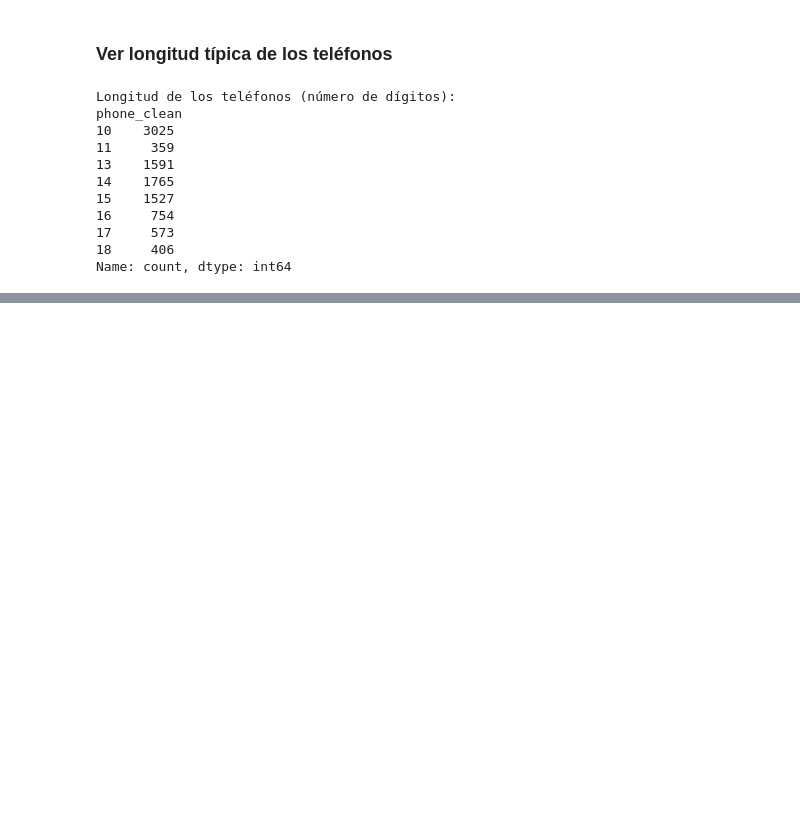
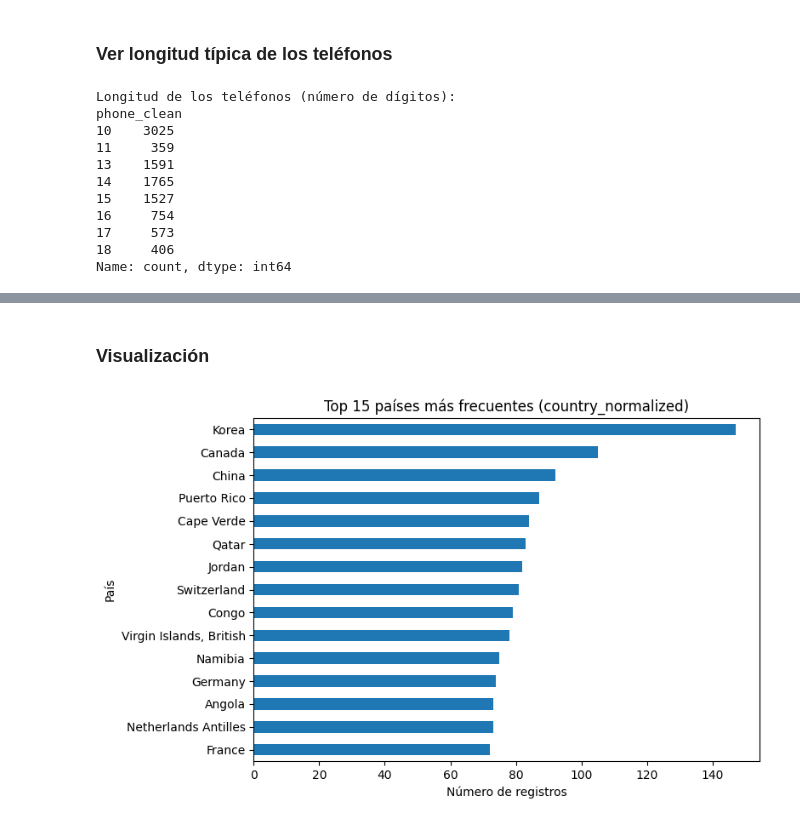
Before and after one commit to PatriciaMerinero/Proyecto_Final_Data_Analytics, a Jupyter notebook: NOTEBOOKS/02_EDA_LIMPIEZA_TRANSFORMACION.ipynb, the cells around one changed output, grey strips where cells are left out. Saved outputs shown, nothing was run; the diff lists cells and outputs as text; code cells hidden in the pictures; blank space fills up the shorter version.

```diff
--- a/NOTEBOOKS/02_EDA_LIMPIEZA_TRANSFORMACION.ipynb
+++ b/NOTEBOOKS/02_EDA_LIMPIEZA_TRANSFORMACION.ipynb
@@ -630,0 +835,2 @@ Name: count, dtype: int64
+# %%
+df['country'] = df['country'].astype(str).str.strip().str.title()
@@ -630,0 +839,27 @@ Name: count, dtype: int64
+# %%
+def normalize_country(val):
+    if not isinstance(val, str) or val.strip() == "":
+        return None
+    val = val.strip().upper()
+    try:
+        country = pycountry.countries.get(alpha_2=val)
+        if country:
+            return country.name
+        country = pycountry.countries.lookup(val)
+        return country.name
+    except:
+        # Por si hay abreviaturas especiales o no estándar
+        extras = {
+            'UK': 'United Kingdom',
+            'USA': 'United States',
+            'UAE': 'United Arab Emirates',
+            'KOR': 'South Korea',
+            'RUS': 'Russia',
+            'CZE': 'Czech Republic',
+            'VN': 'Vietnam',
+            'IRL': 'Ireland',
+            'KSA': 'Saudi Arabia'
+        }
+        return extras.get(val, val.title())  # deja el valor original si no lo encuentra
+
+df['country_normalized'] = df['country'].apply(normalize_country)
@@ -630,0 +894,4 @@ Name: count, dtype: int64
+# %%
+conteo_countries = df['country_normalized'].value_counts().head(15)
+print("Top 15 países más frecuentes:")
+print(conteo_countries)
@@ -630,0 +917,14 @@ Name: count, dtype: int64
+# %% [markdown]
+### Visualización
+# %%
+import matplotlib.pyplot as plt
+
+plt.figure(figsize=(8,5))
+conteo_countries.sort_values().plot(kind='barh')
+plt.title("Top 15 países más frecuentes (country_normalized)")
+plt.xlabel("Número de registros")
+plt.ylabel("País")
+plt.tight_layout()
+plt.show()
+# %% [output]
+[figure, added]
```
Also changed, not shown: parts of 73 cells of this notebook, 1 other file.
